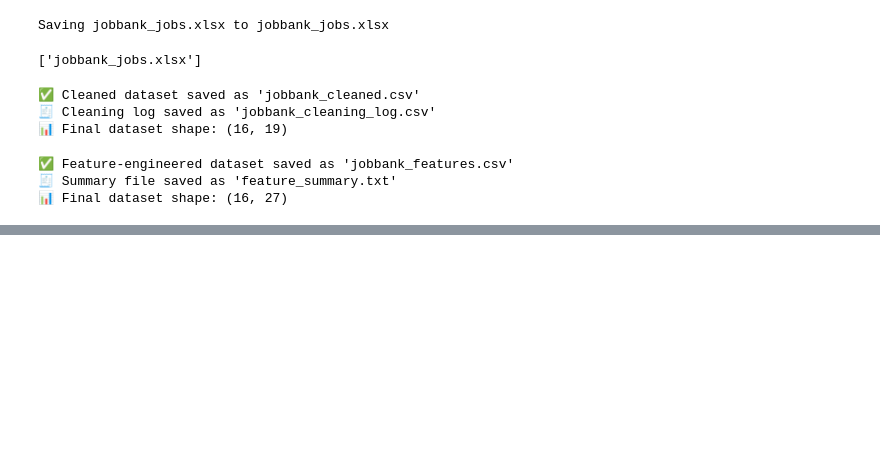
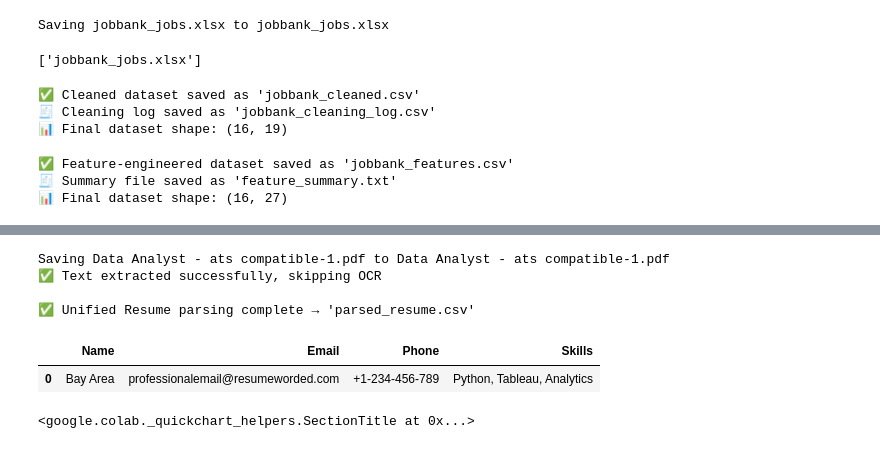
Before and after one commit to malluandcompany/Projects, a Jupyter notebook: jobbank_scraper.ipynb, the cells around one changed output, grey strips where cells are left out. Saved outputs shown, nothing was run; the diff lists cells and outputs as text; code cells hidden in the pictures; blank space fills up the shorter version.

```diff
--- a/jobbank_scraper.ipynb
+++ b/jobbank_scraper.ipynb
@@ -1008,0 +565,72 @@ Saving Data Analyst - ats compatible-1.pdf to Data Analyst - ats compatible-1 (2
+# %%
+# ========================================
+# ✅ Phase 3.1 - Unified Resume Parser (Text + OCR Fallback)
+# Notes: Automatically detects extractable text; falls back to OCR only if needed.
+# Outputs: parsed_resume.csv
+# ========================================
+
+import io
+import re
+import pandas as pd
+import pytesseract
+from pdf2image import convert_from_path
+from pdfminer.high_level import extract_text
+from google.colab import files
+
+uploaded = files.upload()
+resume_name = list(uploaded.keys())[0]
+
+# --------------------------
+# Step A: Try text extraction
+# --------------------------
+raw_text = extract_text(resume_name).strip()
+
+def text_quality(text):
+    words = text.split()
+    return len(words)
+
+if text_quality(raw_text) < 40:  # Threshold for weak digital text
+    print("⚠ Low text quality → Running OCR fallback...")
+
+    images = convert_from_path(resume_name)
+    ocr_text = ""
+    for img in images:
+        ocr_text += pytesseract.image_to_string(img)
+    final_text = ocr_text
+else:
+    print("✅ Text extracted successfully, skipping OCR")
+    final_text = raw_text
+
+# --------------------------
+# Step B: Field extraction
+# --------------------------
+def extract_name(text):
+    match = re.search(r"\b[A-Z][a-z]+\s[A-Z][a-z]+\b", text)
+    return match.group(0) if match else "Unknown"
+
+def extract_email(text):
+    match = re.search(r"[A-Za-z0-9._%+-]+@[A-Za-z0-9.-]+\.[A-Za-z]{2,}", text)
+    return match.group(0) if match else "N/A"
+
+def extract_phone(text):
+    match = re.search(r"\+?\d[\d\- \(\)]{7,}\d", text)
+    return match.group(0) if match else "N/A"
+
+def extract_skills(text):
+    keywords = ["Python", "SQL", "Tableau", "Power BI", "Excel", "Machine Learning", "Analytics"]
+    found = [k for k in keywords if k.lower() in text.lower()]
+    return ", ".join(found) if found else "N/A"
+
+data = {
+    "Name": extract_name(final_text),
+    "Email": extract_email(final_text),
+    "Phone": extract_phone(final_text),
+    "Skills": extract_skills(final_text),
+}
+
+df = pd.DataFrame([data])
+df.to_csv("parsed_resume.csv", index=False)
+
+print("\n✅ Unified Resume parsing complete → 'parsed_resume.csv'")
+df.head()
+# %% [output]
@@ -1008,0 +638,7 @@ Saving Data Analyst - ats compatible-1.pdf to Data Analyst - ats compatible-1 (2
+Saving Data Analyst - ats compatible-1.pdf to Data Analyst - ats compatible-1.pdf
+✅ Text extracted successfully, skipping OCR
+
+✅ Unified Resume parsing complete → 'parsed_resume.csv'
+|  | Name | Email | Phone | Skills |
+| 0 | Bay Area | professionalemail@resumeworded.com | +1-234-456-789 | Python, Tableau, Analytics |
+<google.colab._quickchart_helpers.SectionTitle at 0x...>
```
Also changed, not shown: parts of 18 cells of this notebook.
